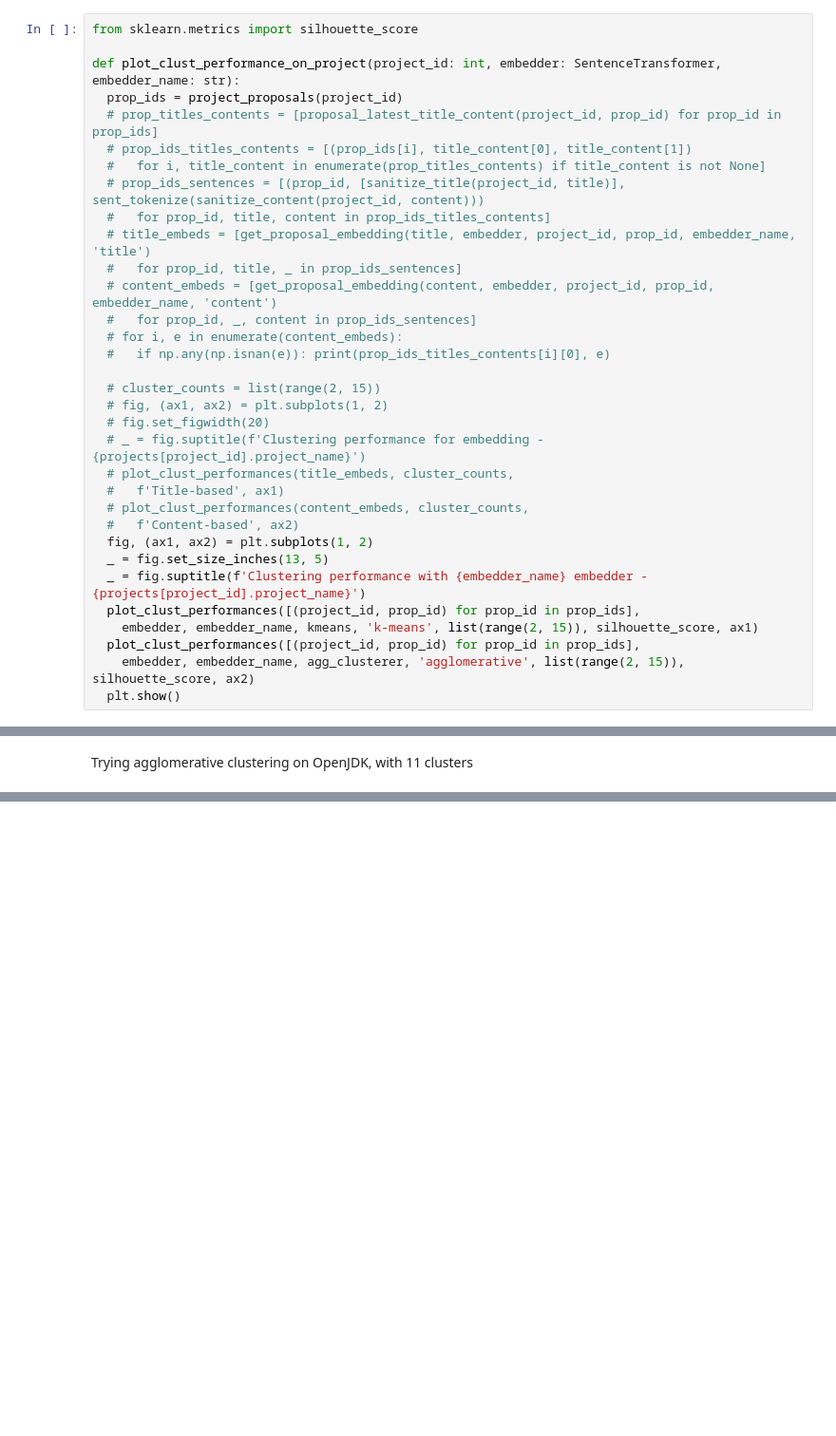
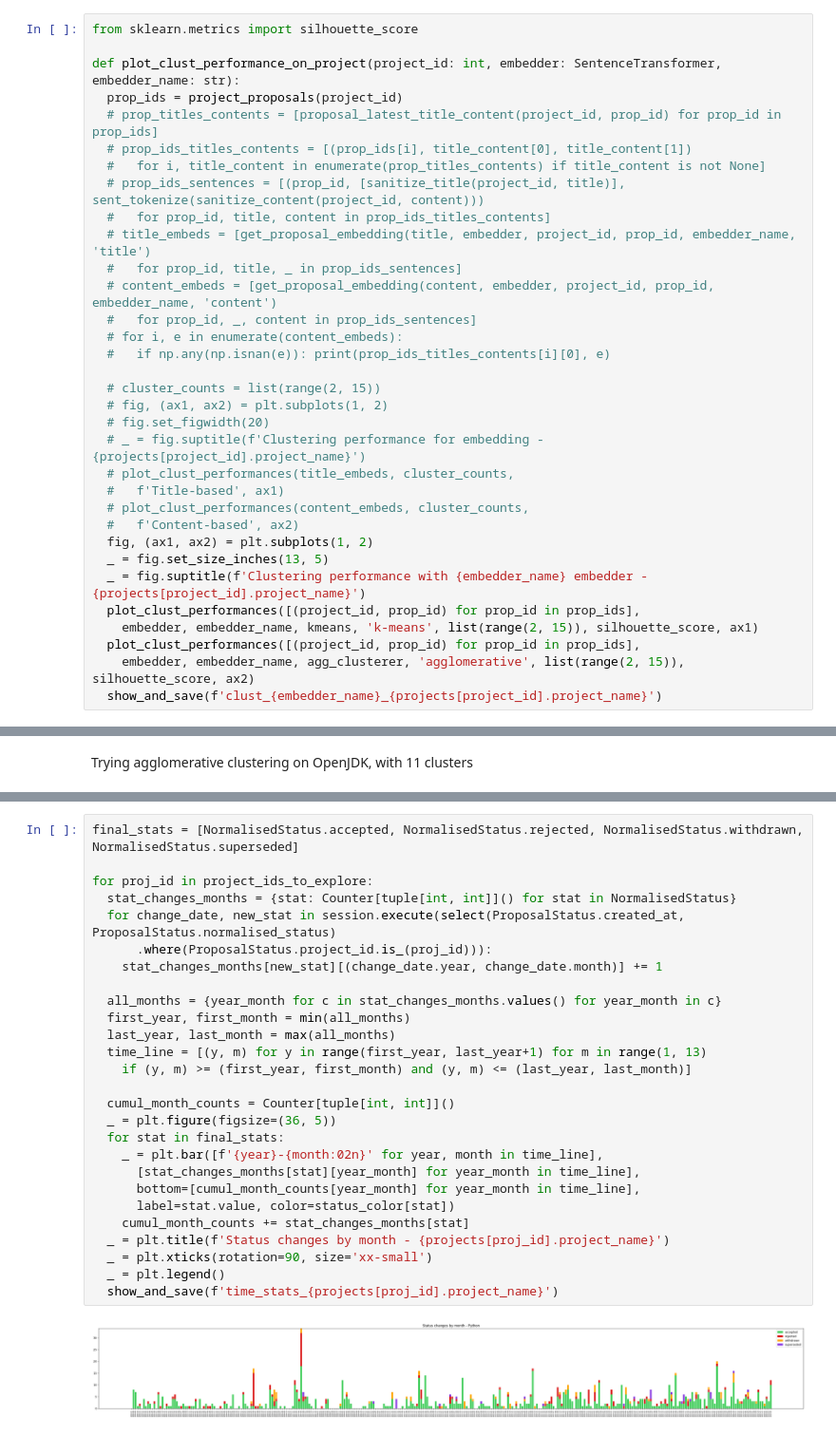
Before and after one commit to StijnRis/cse3000-sep, a Jupyter notebook: rq4-nep-jep/analysis.ipynb, the cells around one changed output, grey strips where cells are left out. Shown at 95% size. Drawn from its saved outputs; the diff is of its cells as text; blank space fills up the shorter version.

```diff
--- a/rq4-nep-jep/analysis.ipynb
+++ b/rq4-nep-jep/analysis.ipynb
@@ -628,7 +641,7 @@ def plot_clust_performance_on_project(project_id: int, embedder: SentenceTransfo
     embedder, embedder_name, kmeans, 'k-means', list(range(2, 15)), silhouette_score, ax1)
   plot_clust_performances([(project_id, prop_id) for prop_id in prop_ids],
     embedder, embedder_name, agg_clusterer, 'agglomerative', list(range(2, 15)), silhouette_score, ax2)
-  plt.show()
+  show_and_save(f'clust_{embedder_name}_{projects[project_id].project_name}')
 # %% [markdown]
 I explore every project except C++, because of how different their paradigm is.
 # %%
@@ -796,0 +894,29 @@ Category(ies): meta, plan
+# %%
+final_stats = [NormalisedStatus.accepted, NormalisedStatus.rejected, NormalisedStatus.withdrawn, NormalisedStatus.superseded]
+
+for proj_id in project_ids_to_explore:
+  stat_changes_months = {stat: Counter[tuple[int, int]]() for stat in NormalisedStatus}
+  for change_date, new_stat in session.execute(select(ProposalStatus.created_at, ProposalStatus.normalised_status)
+      .where(ProposalStatus.project_id.is_(proj_id))):
+    stat_changes_months[new_stat][(change_date.year, change_date.month)] += 1
+
+  all_months = {year_month for c in stat_changes_months.values() for year_month in c}
+  first_year, first_month = min(all_months)
+  last_year, last_month = max(all_months)
+  time_line = [(y, m) for y in range(first_year, last_year+1) for m in range(1, 13)
+    if (y, m) >= (first_year, first_month) and (y, m) <= (last_year, last_month)]
+
+  cumul_month_counts = Counter[tuple[int, int]]()
+  _ = plt.figure(figsize=(36, 5))
+  for stat in final_stats:
+    _ = plt.bar([f'{year}-{month:02n}' for year, month in time_line],
+      [stat_changes_months[stat][year_month] for year_month in time_line],
+      bottom=[cumul_month_counts[year_month] for year_month in time_line],
+      label=stat.value, color=status_color[stat])
+    cumul_month_counts += stat_changes_months[stat]
+  _ = plt.title(f'Status changes by month - {projects[proj_id].project_name}')
+  _ = plt.xticks(rotation=90, size='xx-small')
+  _ = plt.legend()
+  show_and_save(f'time_stats_{projects[proj_id].project_name}')
+# %% [output]
+[figure, added]
```
Also changed, not shown: parts of 21 cells of this notebook, 24 other files.
